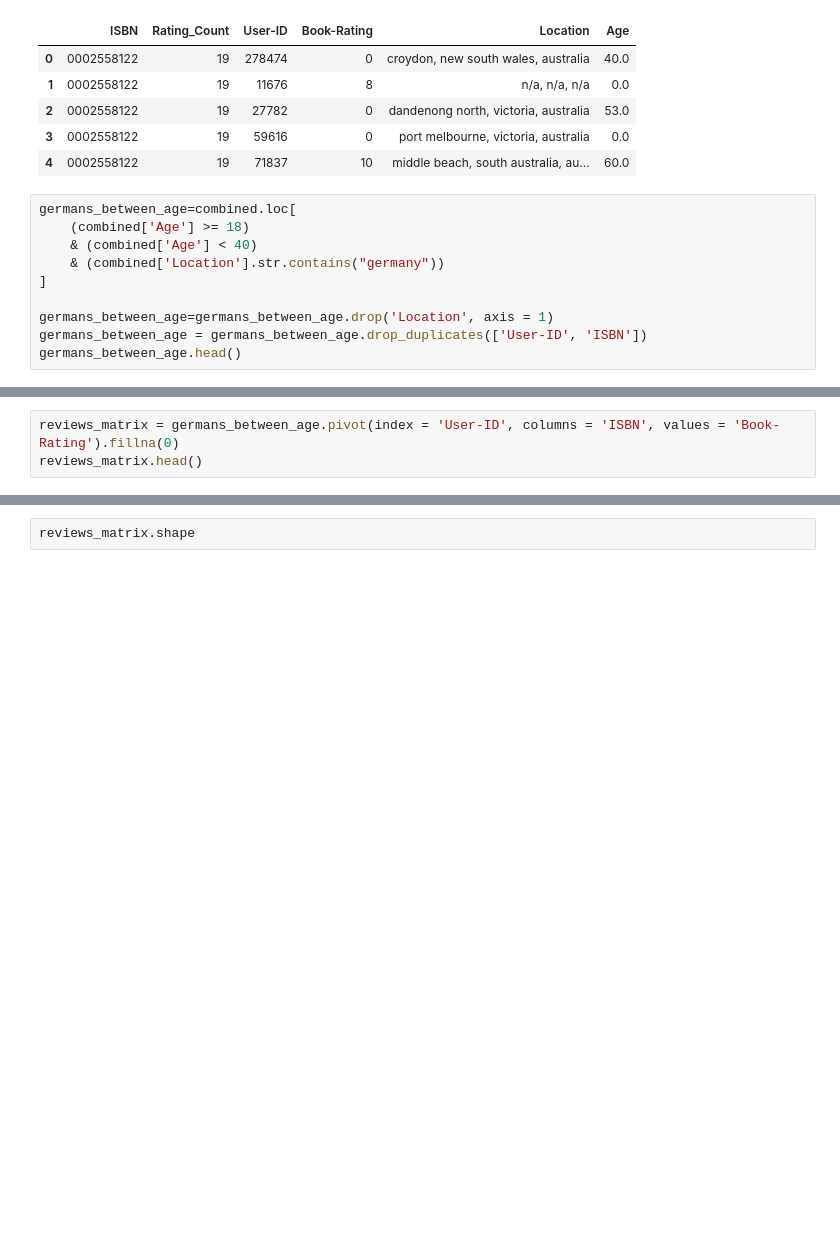
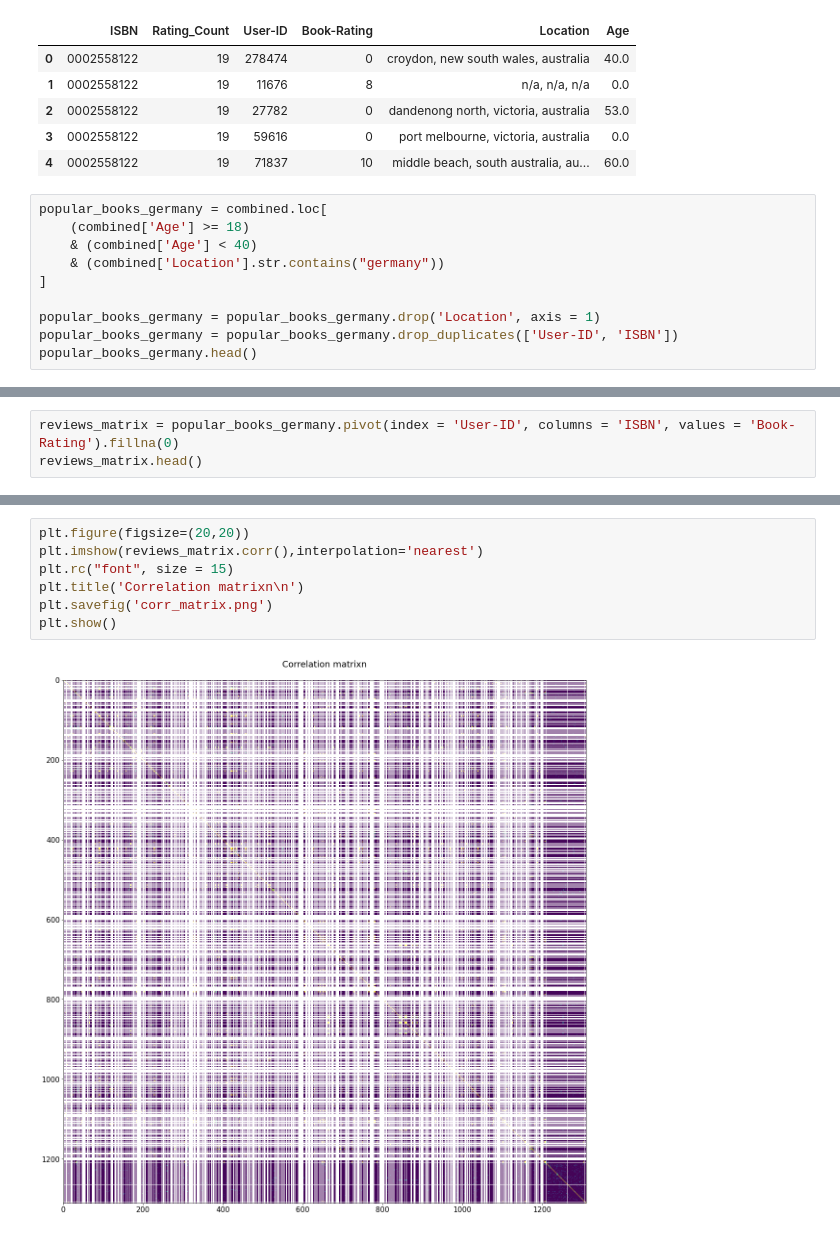
Before and after one commit to lachaka/book-recommendation, a Jupyter notebook: book-recommendation-engine.ipynb, the cells around one changed output, grey strips where cells are left out. Cells and saved outputs as stored; diff of their text form; blank space fills up the shorter version.

```diff
--- a/book-recommendation-engine.ipynb
+++ b/book-recommendation-engine.ipynb
@@ -130,12 +168,12 @@ combined.head()
 | 3 | 0002558122 | 19 | 59616 | 0 | port melbourne, victoria, australia | 0.0 |
 | 4 | 0002558122 | 19 | 71837 | 10 | middle beach, south australia, au... | 60.0 |
 # %%
-germans_between_age=combined.loc[
+popular_books_germany = combined.loc[
     (combined['Age'] >= 18)
     & (combined['Age'] < 40)
     & (combined['Location'].str.contains("germany"))
 ]
 
-germans_between_age=germans_between_age.drop('Location', axis = 1)
-germans_between_age = germans_between_age.drop_duplicates(['User-ID', 'ISBN'])
-germans_between_age.head()
+popular_books_germany = popular_books_germany.drop('Location', axis = 1)
+popular_books_germany = popular_books_germany.drop_duplicates(['User-ID', 'ISBN'])
+popular_books_germany.head()
@@ -144,3 +191,3 @@ germans_between_age.shape
 # %%
-reviews_matrix = germans_between_age.pivot(index = 'User-ID', columns = 'ISBN', values = 'Book-Rating').fillna(0)
+reviews_matrix = popular_books_germany.pivot(index = 'User-ID', columns = 'ISBN', values = 'Book-Rating').fillna(0)
 reviews_matrix.head()
@@ -147,2 +203,9 @@ reviews_matrix.head()
-# %%
-reviews_matrix.shape
+# %%
+plt.figure(figsize=(20,20))
+plt.imshow(reviews_matrix.corr(),interpolation='nearest')
+plt.rc("font", size = 15)
+plt.title('Correlation matrixn\n')
+plt.savefig('corr_matrix.png')
+plt.show()
+# %% [output]
+[figure, added]
```
Also changed, not shown: parts of 21 cells of this notebook.
